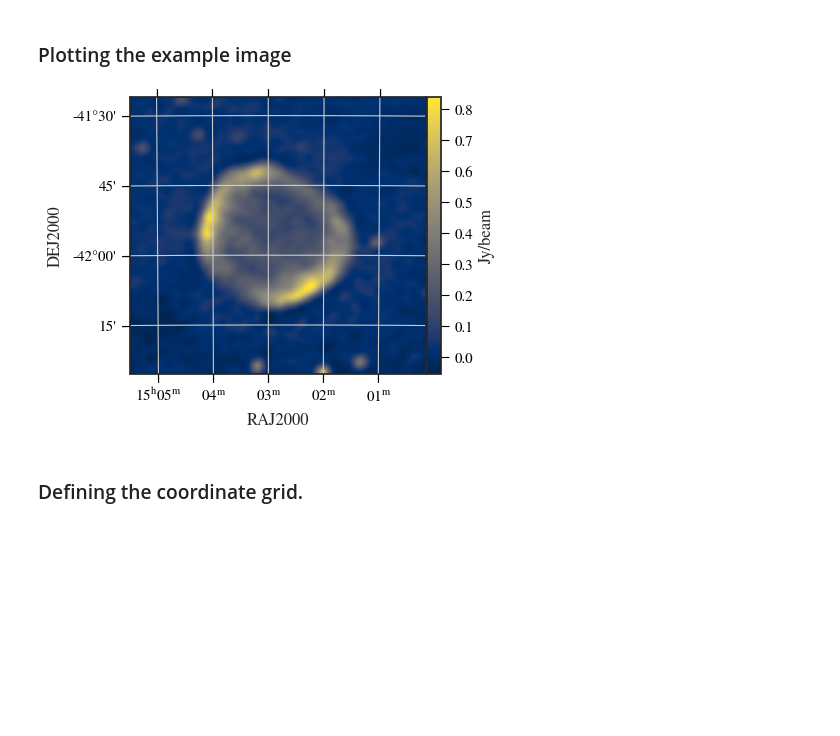
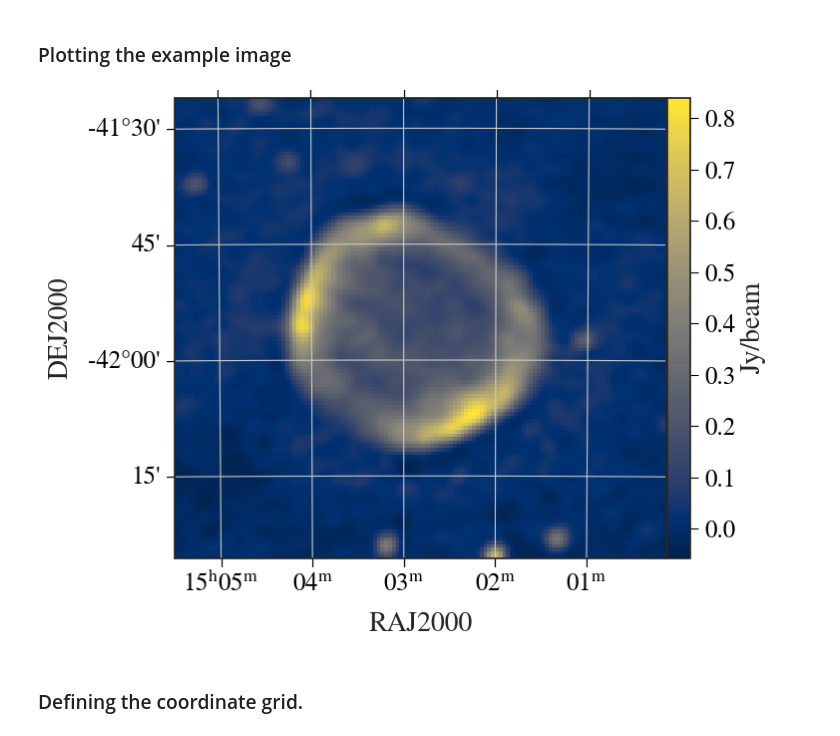
Before and after one commit to JaidenCook/SNRfit, a Jupyter notebook: workbooks/Correlating_Noise.ipynb, the cells around one changed output. Cells and saved outputs as stored; diff of their text form; code cells hidden in the pictures; blank space fills up the shorter version.

```diff
--- a/workbooks/Correlating_Noise.ipynb
+++ b/workbooks/Correlating_Noise.ipynb
@@ -56,9 +56,9 @@ w = WCS(header).celestial
 # %% [markdown]
 ### Plotting the example image
 # %%
-snrfit.astro_plot_2D(img_arr, w, figsize=(7.5,6),scale=0.6)
+snrfit.astro_plot_2D(img_arr, w, figsize=(7.5,6))
 # %% [output]
-[figure, old version]
+[figure, new version]
 # %% [markdown]
 ### Defining the coordinate grid.
 # %%
```
Also changed, not shown: parts of 6 cells of this notebook, 2 other files.
